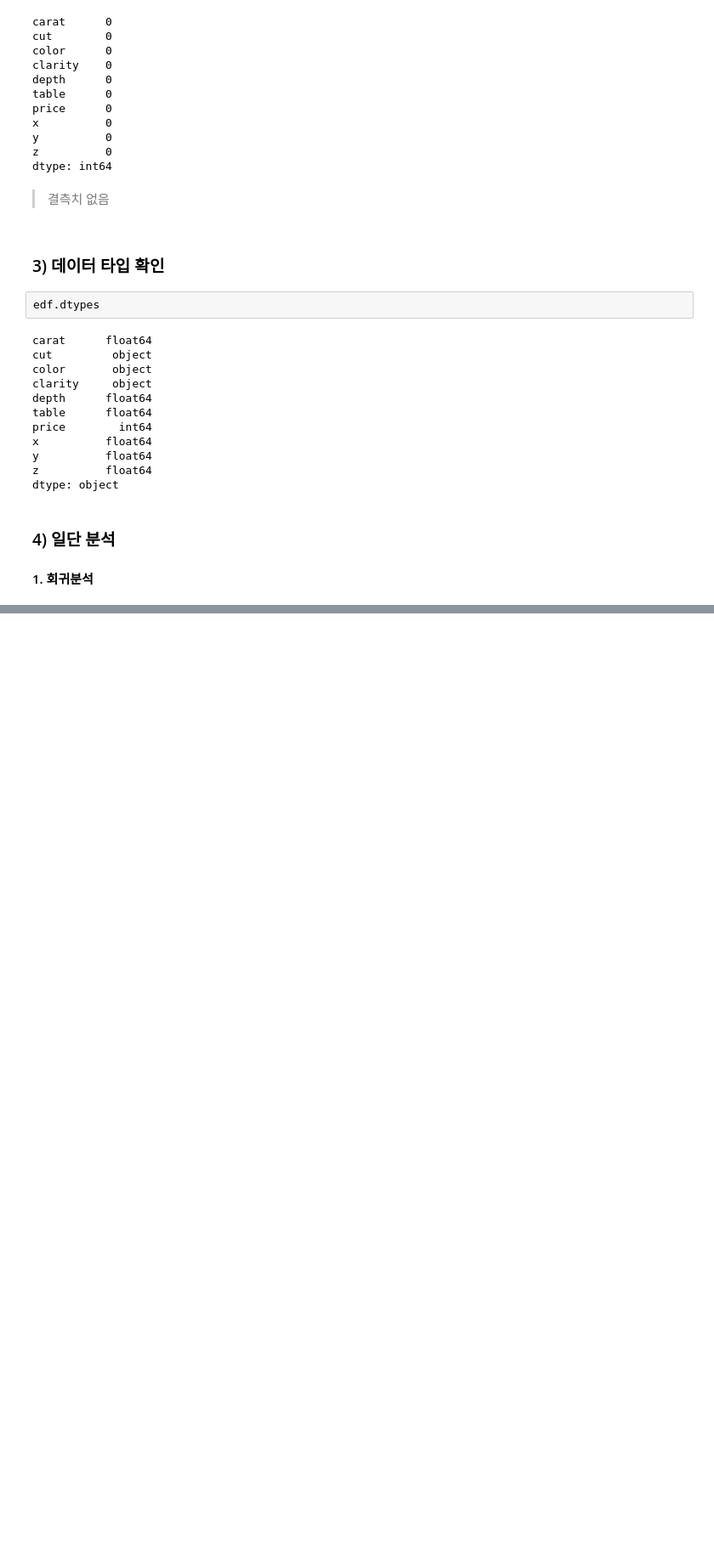
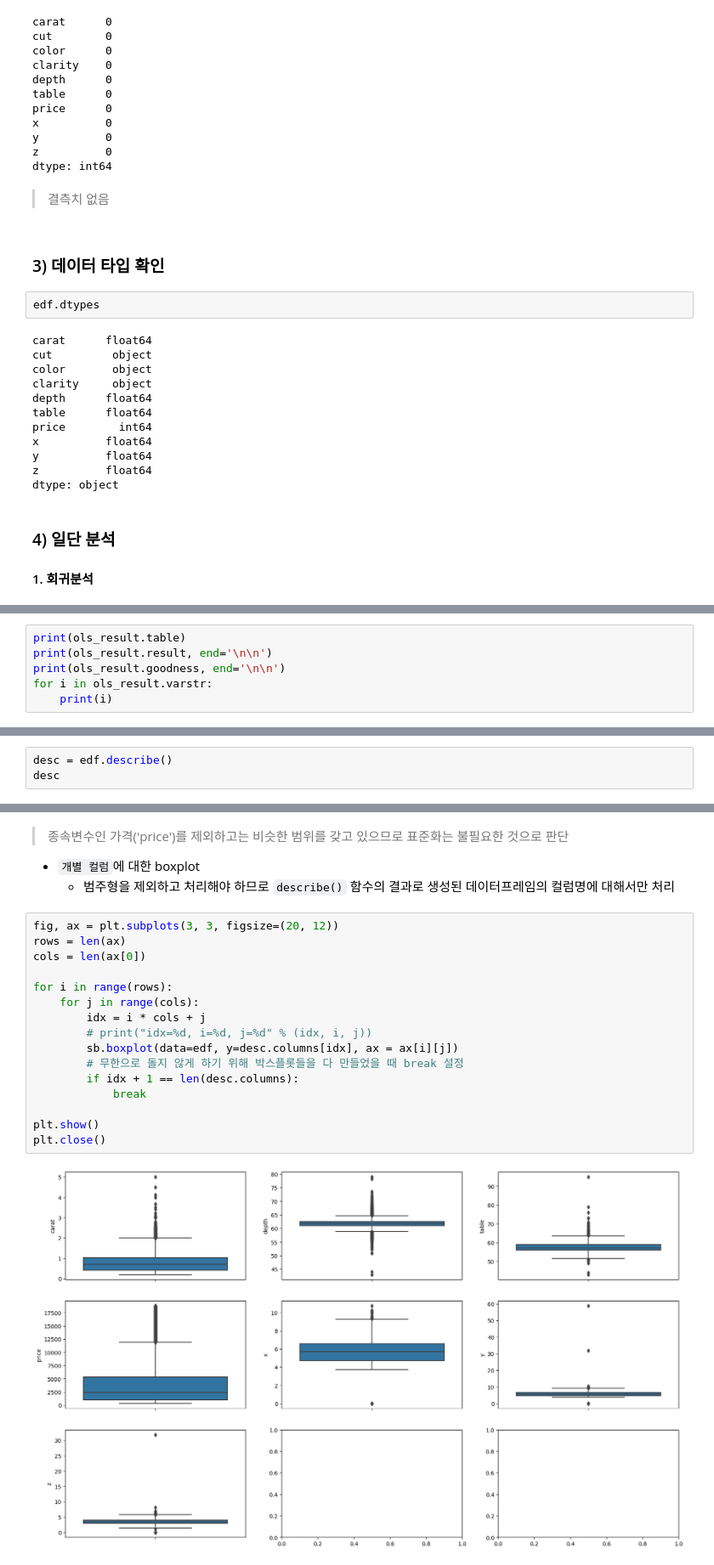
Before and after one commit to dahyoon/data_analysis, a Jupyter notebook: E_확증적_데이터분석CDA/4_선형회귀/9_다이아몬드예시.ipynb, the cells around one changed output, grey strips where cells are left out. Shown at 85% size. Drawn from its saved outputs; the diff is of its cells as text; blank space fills up the shorter version.

```diff
--- a/E_확증적_데이터분석CDA/4_선형회귀/9_다이아몬드예시.ipynb
+++ b/E_확증적_데이터분석CDA/4_선형회귀/9_다이아몬드예시.ipynb
@@ -128,0 +135,6 @@ strong multicollinearity or other numerical problems.
+# %%
+print(ols_result.table)
+print(ols_result.result, end='\n\n')
+print(ols_result.goodness, end='\n\n')
+for i in ols_result.varstr:
+    print(i)
@@ -128,0 +275,3 @@ strong multicollinearity or other numerical problems.
+# %%
+desc = edf.describe()
+desc
@@ -128,0 +300,23 @@ strong multicollinearity or other numerical problems.
+# %% [markdown]
+> 종속변수인 가격('price')를 제외하고는 비슷한 범위를 갖고 있으므로 표준화는 불필요한 것으로 판단
+
+- `개별 컬럼`에 대한 boxplot
+    - 범주형을 제외하고 처리해야 하므로 `describe()` 함수의 결과로 생성된 데이터프레임의 컬럼명에 대해서만 처리
+# %%
+fig, ax = plt.subplots(3, 3, figsize=(20, 12))
+rows = len(ax)
+cols = len(ax[0])
+
+for i in range(rows):
+    for j in range(cols):
+        idx = i * cols + j
+        # print("idx=%d, i=%d, j=%d" % (idx, i, j))
+        sb.boxplot(data=edf, y=desc.columns[idx], ax = ax[i][j])
+        # 무한으로 돌지 않게 하기 위해 박스플롯들을 다 만들었을 때 break 설정
+        if idx + 1 == len(desc.columns):
+            break
+
+plt.show()
+plt.close()
+# %% [output]
+[figure, added]
```
Also changed, not shown: parts of 72 cells of this notebook, 2 other files.
